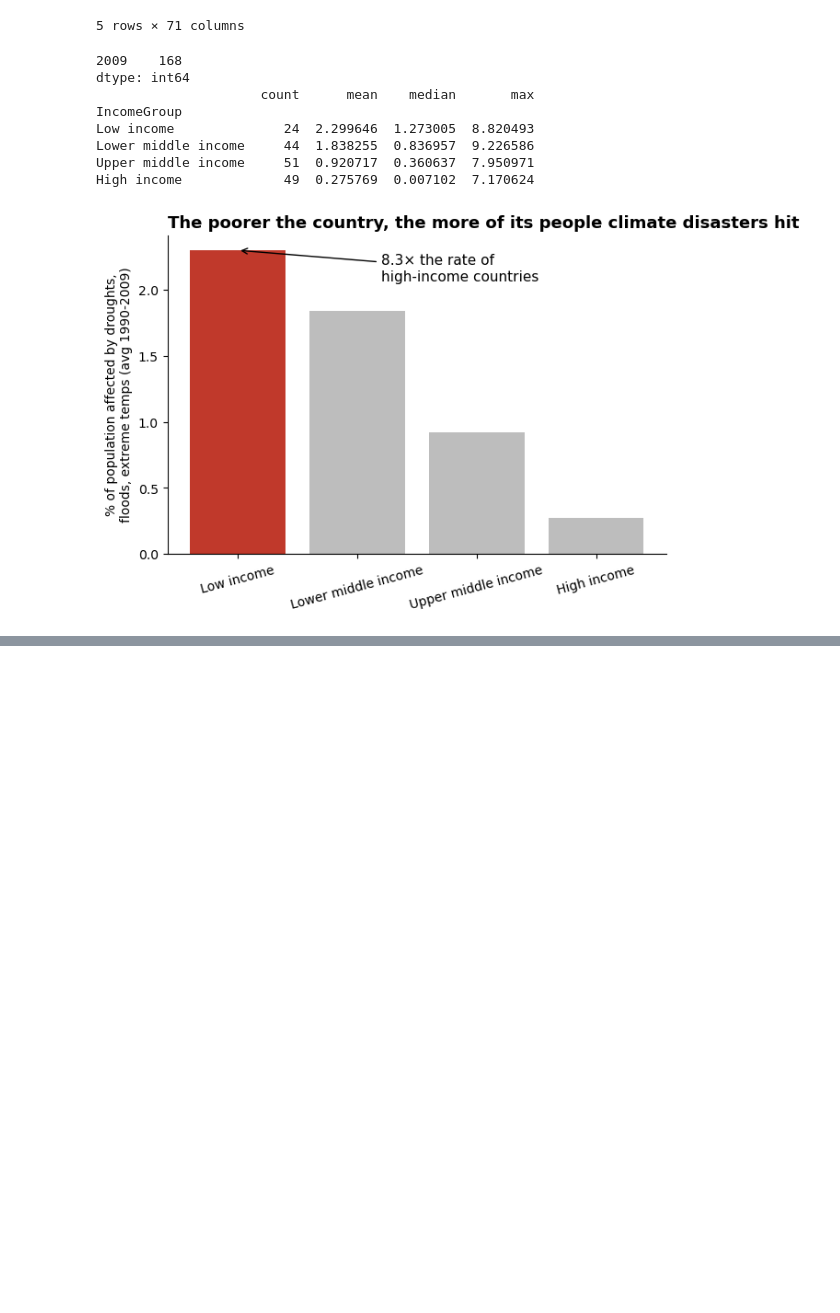
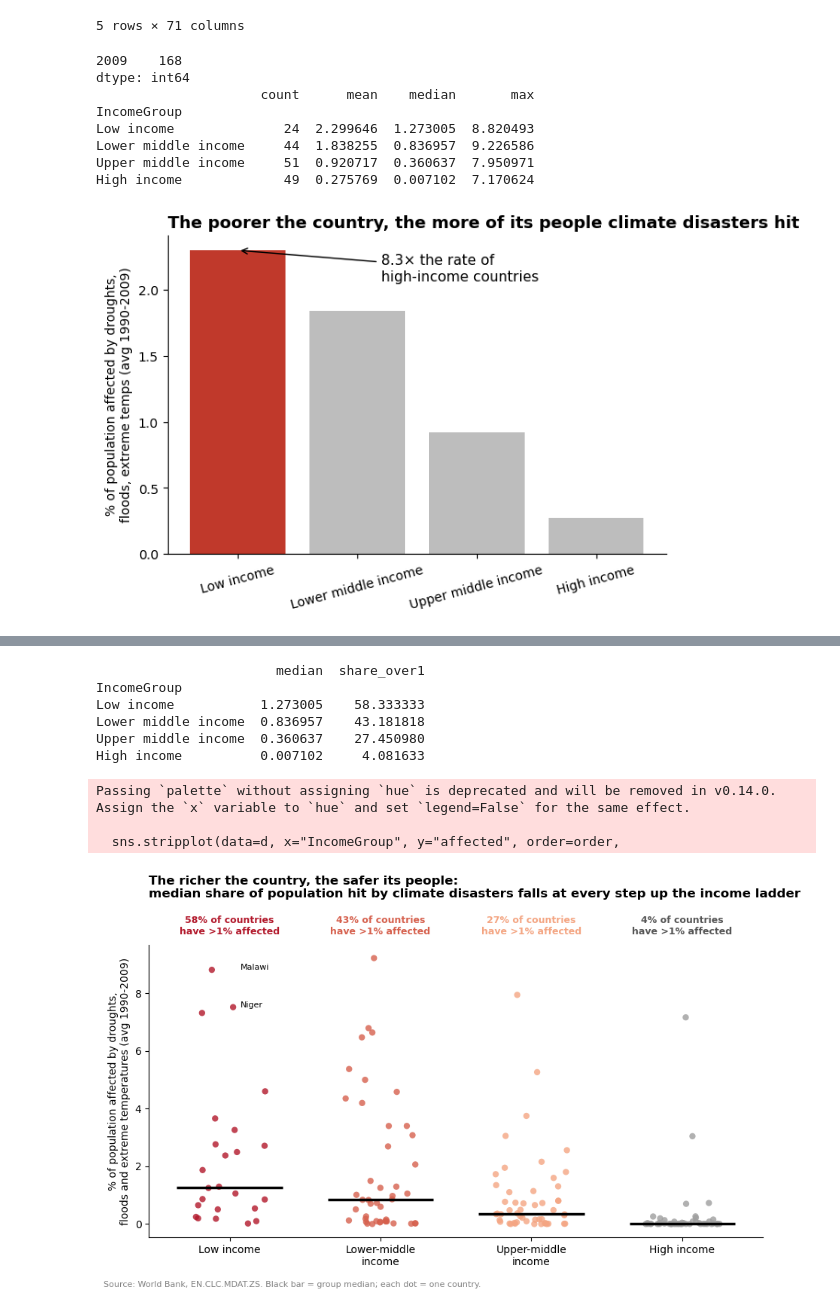
Before and after one commit to saketh123b/Project2, a Jupyter notebook: Project2EDA.ipynb, the cells around one changed output, grey strips where cells are left out. Cells and saved outputs as stored; diff of their text form; code cells hidden in the pictures; blank space fills up the shorter version.

```diff
--- a/Project2EDA.ipynb
+++ b/Project2EDA.ipynb
@@ -144,0 +138,51 @@ plt.show()
+# %%
+order = ["Low income", "Lower middle income", "Upper middle income", "High income"]
+labels = ["Low income", "Lower-middle\nincome", "Upper-middle\nincome", "High income"]
+palette = ["#b2182b", "#d6604d", "#f4a582", "#9e9e9e"]
+
+stats = d.groupby("IncomeGroup")["affected"].agg(
+    median="median",
+    share_over1=lambda s: (s > 1).mean() * 100,
+).reindex(order)
+print(stats)
+
+fig, ax = plt.subplots(figsize=(9, 5.5))
+sns.stripplot(data=d, x="IncomeGroup", y="affected", order=order,
+              palette=palette, size=6, alpha=0.8, jitter=0.25, ax=ax)
+
+for i, grp in enumerate(order):
+    m = stats.loc[grp, "median"]
+    ax.hlines(m, i - 0.35, i + 0.35, color="black", lw=2.5, zorder=3)
+
+for i, grp in enumerate(order):
+    ax.text(i, d["affected"].max() * 1.08,
+            f"{stats.loc[grp, 'share_over1']:.0f}% of countries\nhave >1% affected",
+            ha="center", va="bottom", fontsize=9, color=palette[i] if i < 3 else "#555",
+            weight="bold")
+
+for _, r in d[d.IncomeGroup == "Low income"].nlargest(2, "affected").iterrows():
+    ax.annotate(r["Country Name"], (0, r["affected"]),
+                xytext=(10, 0), textcoords="offset points", fontsize=8)
+
+ax.set_xticklabels(labels)
+ax.set_xlabel("")
+ax.set_ylabel("% of population affected by droughts,\nfloods and extreme temperatures (avg 1990-2009)")
+ax.set_title("The richer the country, the safer its people:\n"
+             "median share of population hit by climate disasters falls at every step up the income ladder",
+             loc="left", fontsize=12, weight="bold", pad=45)
+ax.spines[["top", "right"]].set_visible(False)
+fig.text(0.01, -0.02, "Source: World Bank, EN.CLC.MDAT.ZS. Black bar = group median; each dot = one country.",
+         fontsize=8, color="gray")
+plt.tight_layout()
+plt.show()
+# %% [output]
+                       median  share_over1
+IncomeGroup
+Low income           1.273005    58.333333
+Lower middle income  0.836957    43.181818
+Upper middle income  0.360637    27.450980
+High income          0.007102     4.081633
+Passing `palette` without assigning `hue` is deprecated and will be removed in v0.14.0. Assign the `x` variable to `hue` and set `legend=False` for the same effect.
+
+  sns.stripplot(data=d, x="IncomeGroup", y="affected", order=order,
+[figure, added]
```
Also changed, not shown: parts of 6 cells of this notebook, 1 other file.
